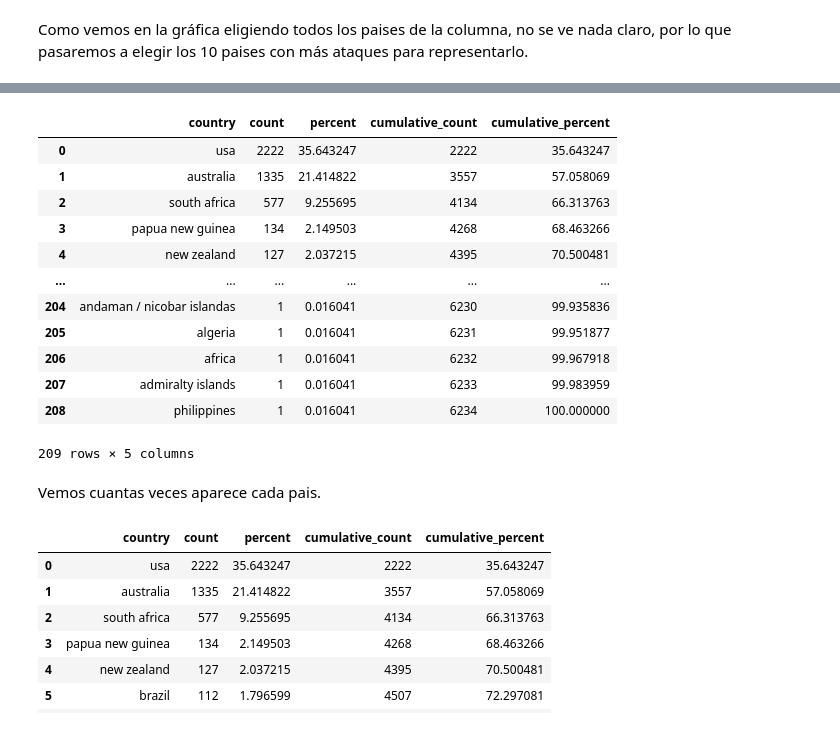
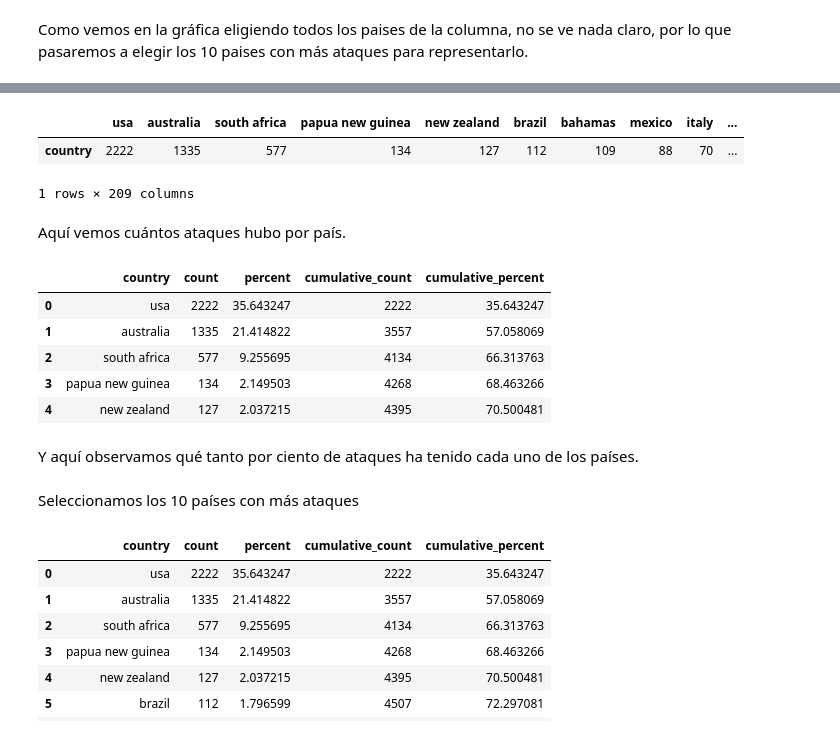
Before and after one commit to Adalab/DA-promo-A-module-2-pairprog-2-pair-3-Alicia-Laura, a Jupyter notebook: EDA/Pair_EDA_3.ipynb, the cells around one changed output, grey strips where cells are left out. Cells and saved outputs as stored; diff of their text form; code cells hidden in the pictures.

```diff
--- a/EDA/Pair_EDA_3.ipynb
+++ b/EDA/Pair_EDA_3.ipynb
@@ -5,7 +5,7 @@ import seaborn as sns
 import matplotlib.pyplot as plt
 import sidetable
 # %%
-df = pd.read_csv('pair_limpieza.csv', index_col=0)
+df = pd.read_csv('pairs_limpieza.csv', index_col=0)
 df.head(3)
 # %% [output]
 |  | case_number | year | type | country | area | location | activity | name | age | time | ... |
@@ -65,22 +49,26 @@ Name: country, Length: 209, dtype: int64
+# %%
+df_cuenta = pd.DataFrame(df['country'].value_counts()).T
+df_cuenta
+# %% [output]
+|  | usa | australia | south africa | papua new guinea | new zealand | brazil | bahamas | mexico | italy | ... |
+| country | 2222 | 1335 | 577 | 134 | 127 | 112 | 109 | 88 | 70 | ... |
+1 rows × 209 columns
+# %% [markdown]
+Aquí vemos cuántos ataques hubo por país.
 # %%
 df_country = df.stb.freq(['country'])
-df_country
+df_country.head()
 # %% [output]
 |  | country | count | percent | cumulative_count | cumulative_percent |
 | 0 | usa | 2222 | 35.643247 | 2222 | 35.643247 |
 | 1 | australia | 1335 | 21.414822 | 3557 | 57.058069 |
 | 2 | south africa | 577 | 9.255695 | 4134 | 66.313763 |
 | 3 | papua new guinea | 134 | 2.149503 | 4268 | 68.463266 |
 | 4 | new zealand | 127 | 2.037215 | 4395 | 70.500481 |
-| ... | ... | ... | ... | ... | ... |
-| 204 | andaman / nicobar islandas | 1 | 0.016041 | 6230 | 99.935836 |
-| 205 | algeria | 1 | 0.016041 | 6231 | 99.951877 |
-| 206 | africa | 1 | 0.016041 | 6232 | 99.967918 |
-| 207 | admiralty islands | 1 | 0.016041 | 6233 | 99.983959 |
-| 208 | philippines | 1 | 0.016041 | 6234 | 100.000000 |
-209 rows × 5 columns
-# %% [markdown]
-Vemos cuantas veces aparece cada pais.
+# %% [markdown]
+Y aquí observamos qué tanto por ciento de ataques ha tenido cada uno de los países.
+# %% [markdown]
+Seleccionamos los 10 países con más ataques
 # %%
 df_country_10 = df_country[:10]
 df_country_10
```
Also changed, not shown: parts of 37 cells of this notebook.
